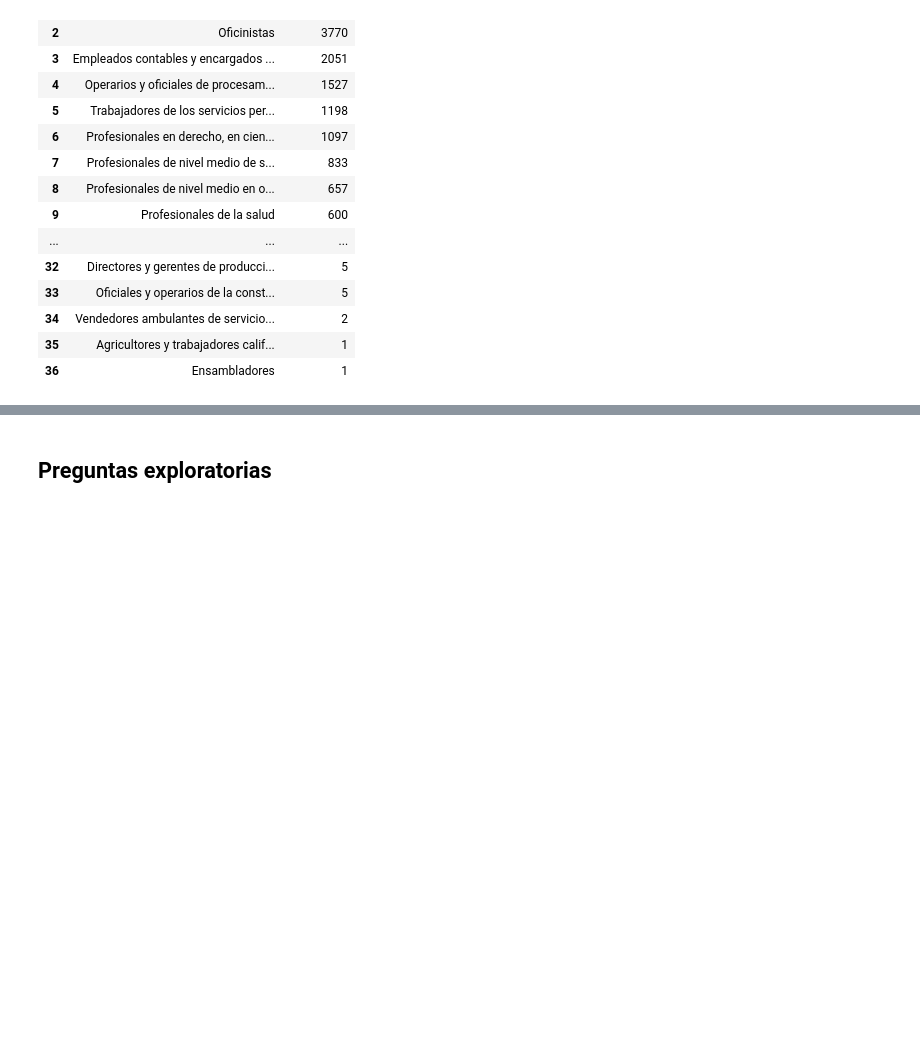
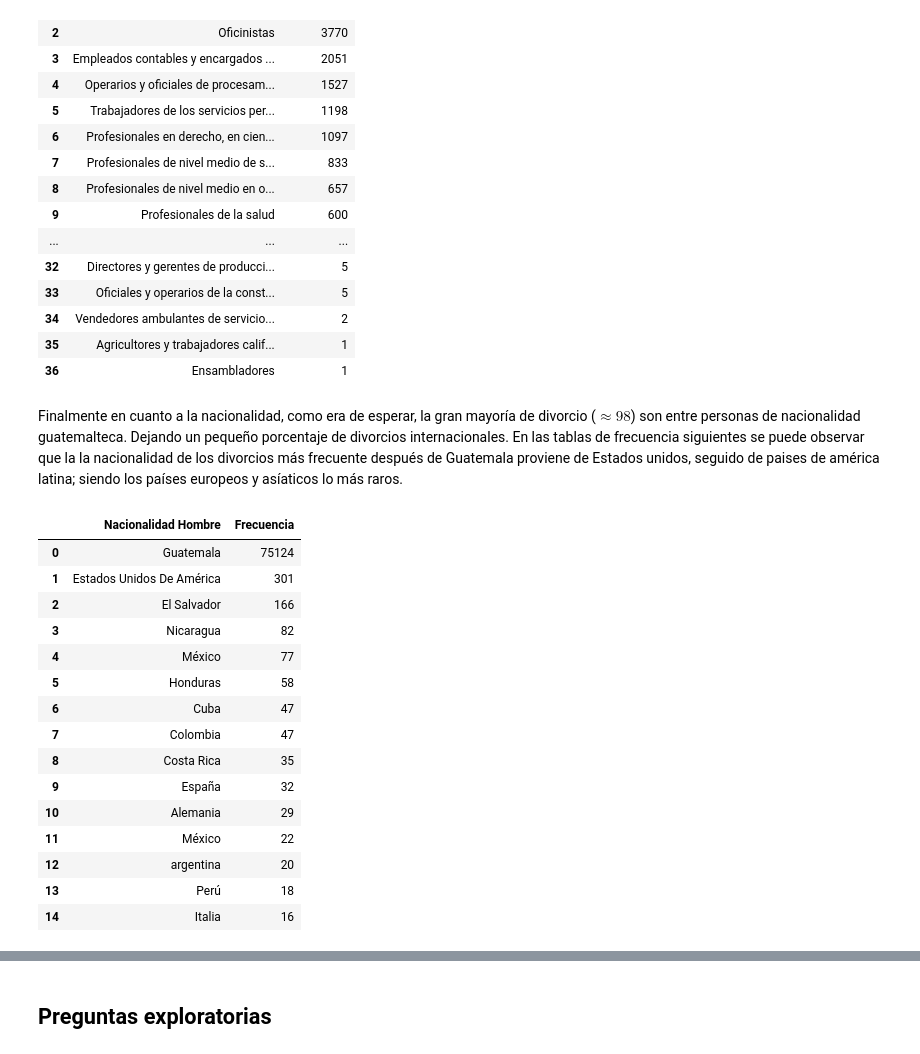
Before and after one commit to DanielRasho/MD-Proyecto3, a Jupyter notebook: Reporte.ipynb, the cells around one changed output, grey strips where cells are left out. Saved outputs shown, nothing was run; the diff lists cells and outputs as text; code cells hidden in the pictures; blank space fills up the shorter version.

```diff
--- a/Reporte.ipynb
+++ b/Reporte.ipynb
@@ -1001,3 +1001,35 @@ map_and_generate_frequency_table(merged_df, 'CIUOMUJ', CIUOMUJ)
 | 34 | Vendedores ambulantes de servicio... | 2 |
 | 35 | Agricultores y trabajadores calif... | 1 |
 | 36 | Ensambladores | 1 |
+# %% [markdown]
+Finalmente en cuanto a la nacionalidad, como era de esperar, la gran mayoría de divorcio ($\approx98%$) son entre personas de nacionalidad guatemalteca. Dejando un pequeño porcentaje de divorcios internacionales. En las tablas de frecuencia siguientes se puede observar que la la nacionalidad de los divorcios más frecuente después de Guatemala proviene de Estados unidos, seguido de paises de américa latina; siendo los países europeos y asíaticos lo más raros.
+# %%
+# Count frequencies of NACHOM
+top_10 = merged_df["NACHOM"].value_counts().head(15)
+
+# Replace codes with tags using your mapping dictionary
+top_10.index = top_10.index.map(NACHOM)
+
+# Create a new DataFrame with the results
+result = top_10.reset_index()
+result.columns = ["Nacionalidad Hombre", "Frecuencia"]
+
+# Print the table
+result
+# %% [output]
+|  | Nacionalidad Hombre | Frecuencia |
+| 0 | Guatemala | 75124 |
+| 1 | Estados Unidos De América | 301 |
+| 2 | El Salvador | 166 |
+| 3 | Nicaragua | 82 |
+| 4 | México | 77 |
+| 5 | Honduras | 58 |
+| 6 | Cuba | 47 |
+| 7 | Colombia | 47 |
+| 8 | Costa Rica | 35 |
+| 9 | España | 32 |
+| 10 | Alemania | 29 |
+| 11 | México | 22 |
+| 12 | argentina | 20 |
+| 13 | Perú | 18 |
+| 14 | Italia | 16 |
```
Also changed, not shown: parts of 1 cell of this notebook.
